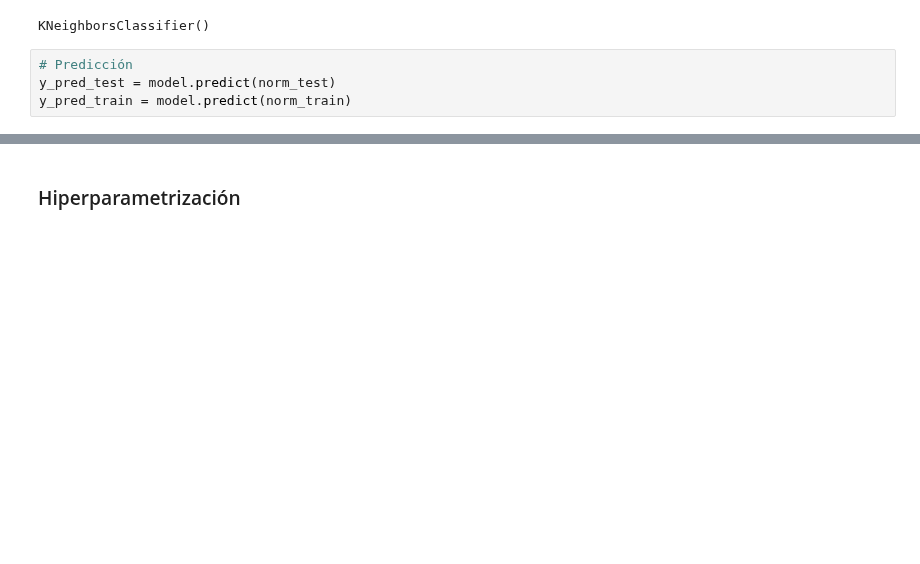
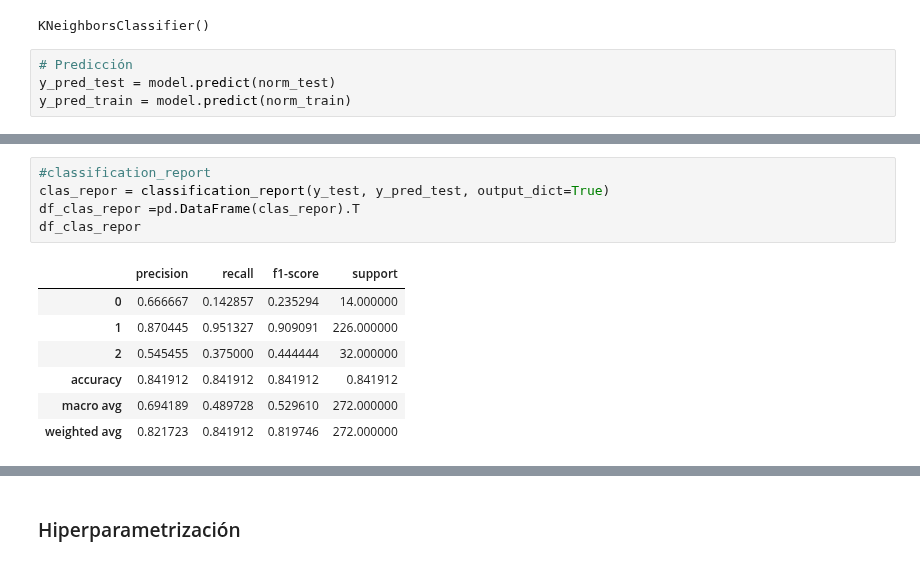
Before and after one commit to 4GeeksAcademy/sarayruiz---Machine-Learning, a Jupyter notebook: src/08-k-nearest-neighbours-winequality-red.ipynb, the cells around one changed output, grey strips where cells are left out. Cells and saved outputs as stored; diff of their text form; blank space fills up the shorter version.

```diff
--- a/src/08-k-nearest-neighbours-winequality-red.ipynb
+++ b/src/08-k-nearest-neighbours-winequality-red.ipynb
@@ -203,0 +222,13 @@ accuracy
+# %%
+#classification_report
+clas_repor = classification_report(y_test, y_pred_test, output_dict=True)
+df_clas_repor =pd.DataFrame(clas_repor).T
+df_clas_repor
+# %% [output]
+|  | precision | recall | f1-score | support |
+| 0 | 0.666667 | 0.142857 | 0.235294 | 14.000000 |
+| 1 | 0.870445 | 0.951327 | 0.909091 | 226.000000 |
+| 2 | 0.545455 | 0.375000 | 0.444444 | 32.000000 |
+| accuracy | 0.841912 | 0.841912 | 0.841912 | 0.841912 |
+| macro avg | 0.694189 | 0.489728 | 0.529610 | 272.000000 |
+| weighted avg | 0.821723 | 0.841912 | 0.819746 | 272.000000 |
```
Also changed, not shown: parts of 19 cells of this notebook.
